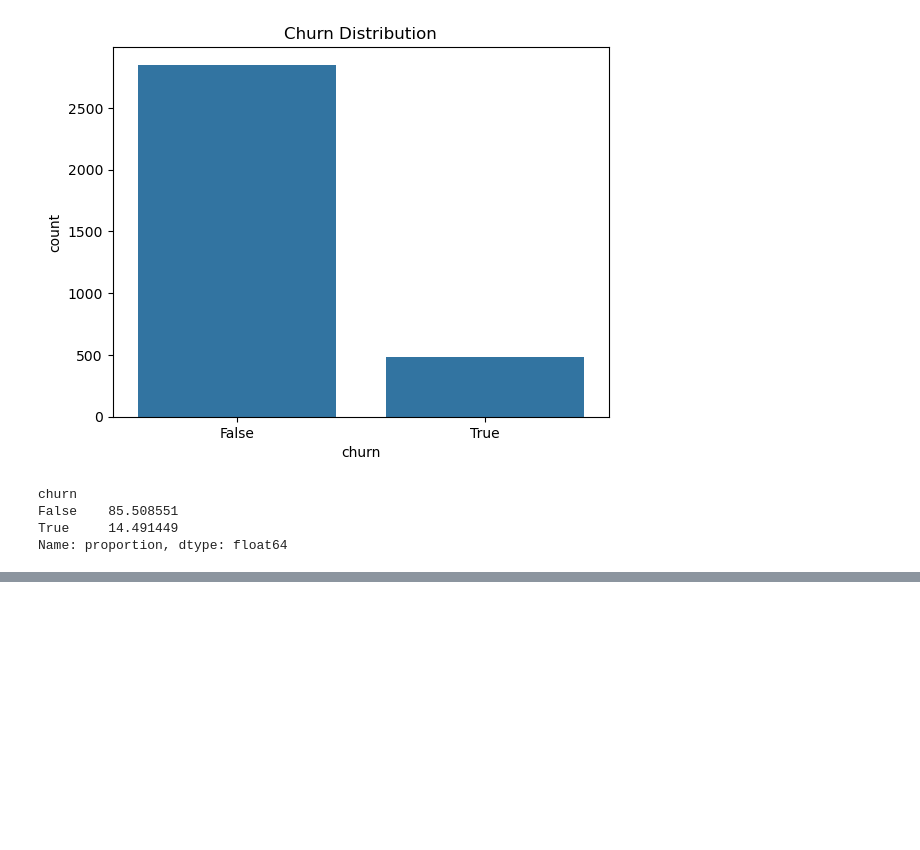
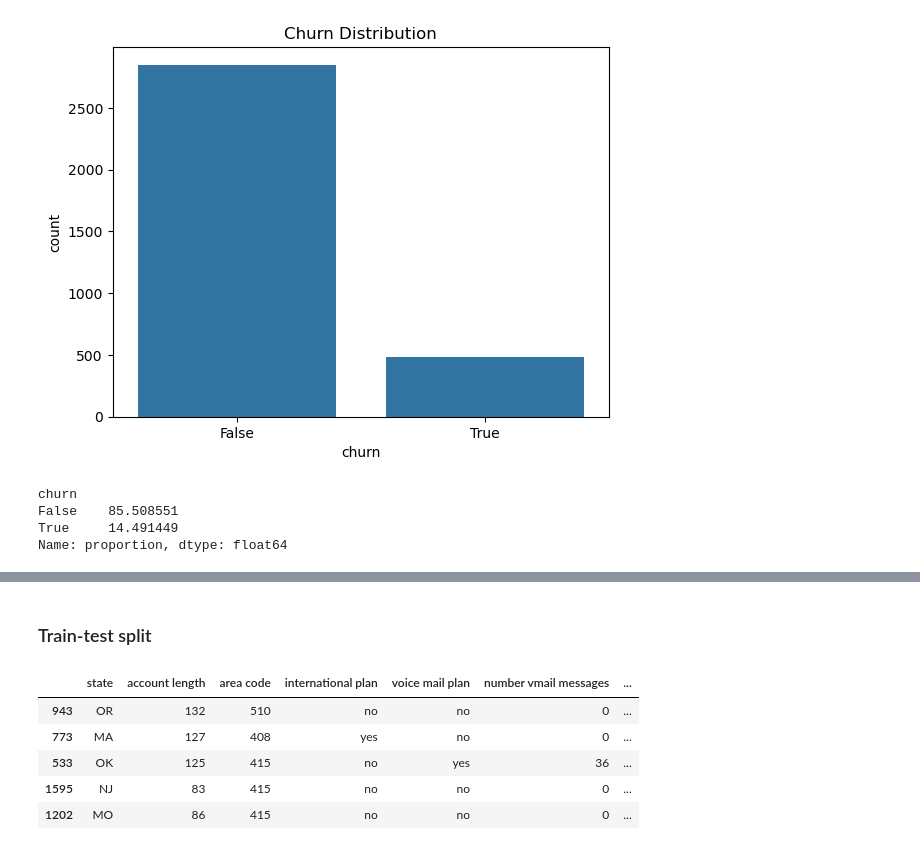
Before and after one commit to bengatmercy/mercychebet, a Jupyter notebook: Desktop/PHASE_3_PROJECT/notebook.ipynb, the cells around one changed output, grey strips where cells are left out. Saved outputs shown, nothing was run; the diff lists cells and outputs as text; code cells hidden in the pictures; blank space fills up the shorter version.

```diff
--- a/Desktop/PHASE_3_PROJECT/notebook.ipynb
+++ b/Desktop/PHASE_3_PROJECT/notebook.ipynb
@@ -147,0 +269,2 @@ plt.show()
+# %% [markdown]
+### Train-test split
@@ -147,0 +278,10 @@ plt.show()
+# %%
+# preview of X_train
+X_train.head()
+# %% [output]
+|  | state | account length | area code | international plan | voice mail plan | number vmail messages | ... |
+| 943 | OR | 132 | 510 | no | no | 0 | ... |
+| 773 | MA | 127 | 408 | yes | no | 0 | ... |
+| 533 | OK | 125 | 415 | no | yes | 36 | ... |
+| 1595 | NJ | 83 | 415 | no | no | 0 | ... |
+| 1202 | MO | 86 | 415 | no | no | 0 | ... |
```
Also changed, not shown: parts of 82 cells of this notebook.
